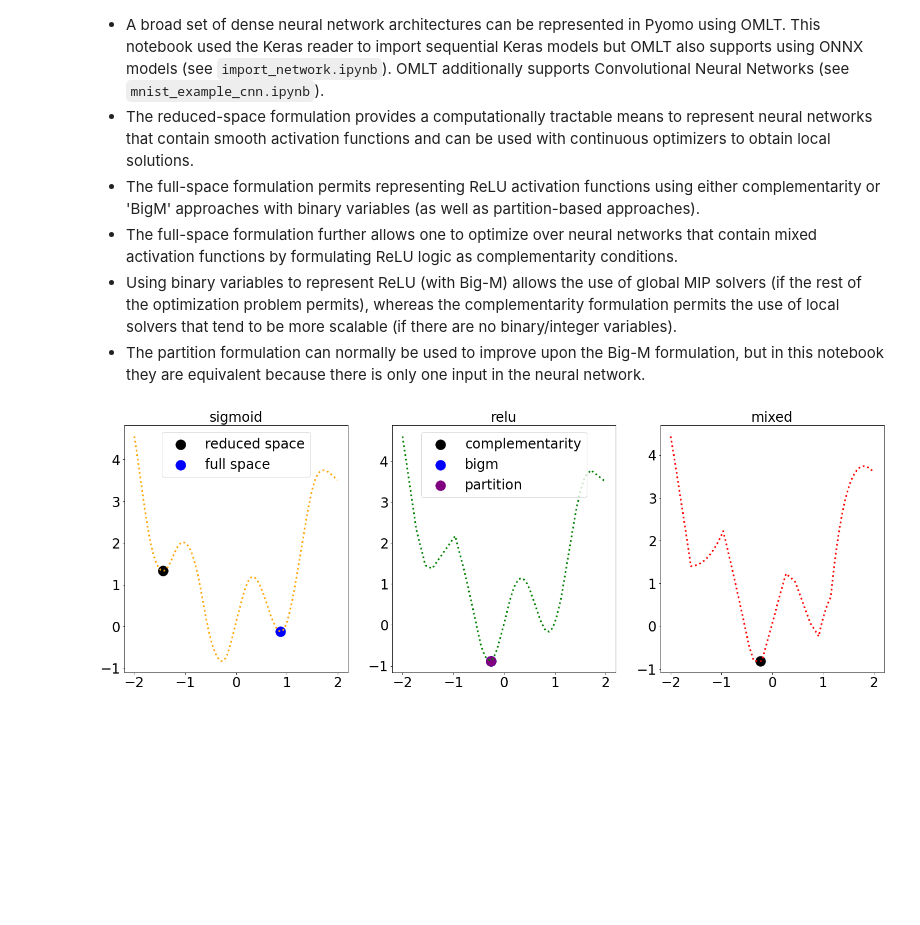
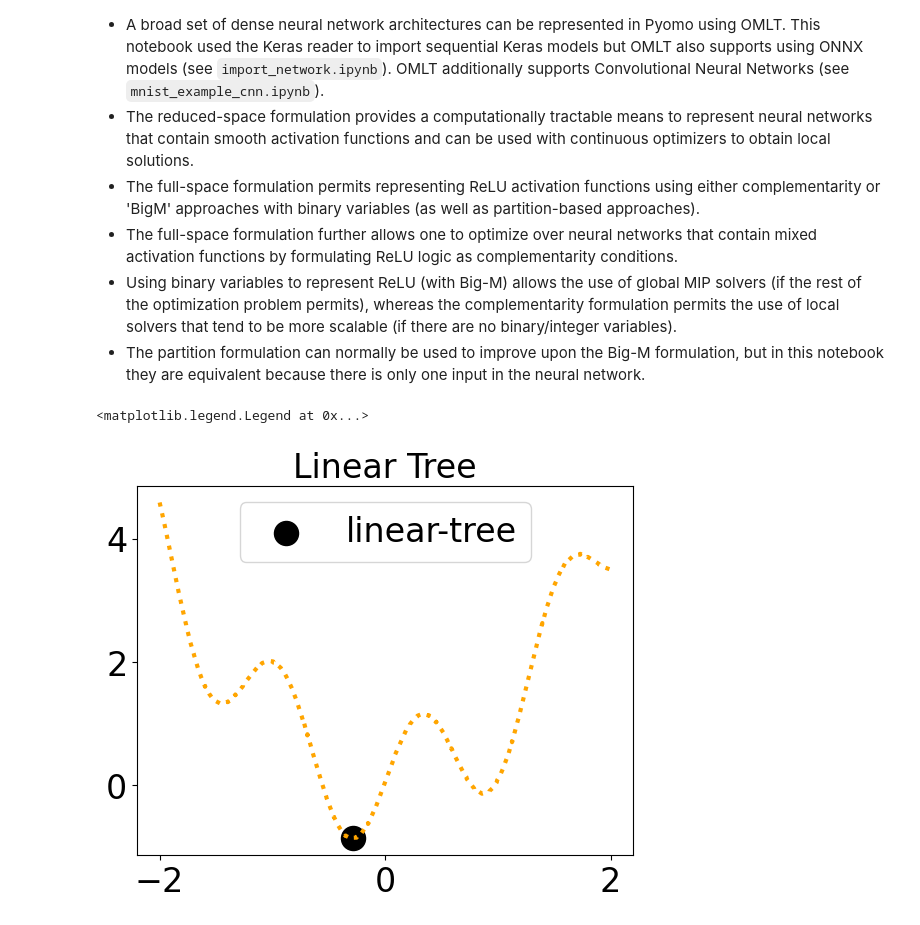
Before and after one commit to cog-imperial/OMLT, a Jupyter notebook: docs/notebooks/linear_trees/linear_tree_formulations.ipynb, the cells around one changed output. Drawn from its saved outputs; the diff is of its cells as text; code cells hidden in the pictures; blank space fills up the shorter version.

```diff
--- a/docs/notebooks/linear_trees/linear_tree_formulations.ipynb
+++ b/docs/notebooks/linear_trees/linear_tree_formulations.ipynb
@@ -263,32 +162,32 @@ The first neural network contains sigmoid activation functions which we formulat
 ### Reduced Space Model
 We begin with the reduced-space formulation and build the Pyomo model according to the above workflow. Note that the reduced-space model only contains 6 variables (`x` and `y` created on the Pyomo model, and the `OmltBlock` scaled and unscaled input and output which get created internally). The full-space formulation (shown next) will contain many more.
 # %%
-#create a network definition
-net_sigmoid = keras_reader.load_keras_sequential(nn1,scaler,input_bounds)
+#create a LinearTreeModel Object
+ltmodel = LinearTreeModel(regr,scaler,input_bounds)
 
 #create a pyomo model with variables x and y
-model1_reduced = pyo.ConcreteModel()
-model1_reduced.x = pyo.Var(initialize = 0)
-model1_reduced.y = pyo.Var(initialize = 0)
-model1_reduced.obj = pyo.Objective(expr=(model1_reduced.y))
+model1 = pyo.ConcreteModel()
+model1.x = pyo.Var(initialize = 0)
+model1.y = pyo.Var(initialize = 0)
+model1.obj = pyo.Objective(expr=(model1.y))
 
 #create an OmltBlock
-model1_reduced.nn = OmltBlock()
+model1.lt = OmltBlock()
 
 #use the reduced-space formulation
-formulation1_reduced = ReducedSpaceSmoothNNFormulation(net_sigmoid)
-model1_reduced.nn.build_formulation(formulation1_reduced)
+formulation1_lt = LinearTreeGDPFormulation(ltmodel, transformation='bigm')
+model1.lt.build_formulation(formulation1_lt)
 
 #connect pyomo variables to the neural network
-@model1_reduced.Constraint()
+@model1.Constraint()
 def connect_inputs(mdl):
-    return mdl.x == mdl.nn.inputs[0]
+    return mdl.x == mdl.lt.inputs[0]
 
-@model1_reduced.Constraint()
+@model1.Constraint()
 def connect_outputs(mdl):
-    return mdl.y == mdl.nn.outputs[0]
+    return mdl.y == mdl.lt.outputs[0]
 
 #solve the model and query the solution
-status_1_reduced = pyo.SolverFactory('ipopt').solve(model1_reduced, tee=True)
-solution_1_reduced = (pyo.value(model1_reduced.x),pyo.value(model1_reduced.y))
+status_1_lt = pyo.SolverFactory('gurobi').solve(model1, tee=True)
+solution_1_lt = (pyo.value(model1.x),pyo.value(model1.y))
 # %% [output]
@@ -611,28 +233,14 @@ We lastly plot the results of each optimization problem. Some of the main take-a
 - The full-space formulation further allows one to optimize over neural networks that contain mixed activation functions by formulating ReLU logic as complementarity conditions.
 - Using binary variables to represent ReLU (with Big-M) allows the use of global MIP solvers (if the rest of the optimization problem permits), whereas the complementarity formulation permits the use of local solvers that tend to be more scalable (if there are no binary/integer variables).
 - The partition formulation can normally be used to improve upon the Big-M formulation, but in this notebook they are equivalent because there is only one input in the neural network.
-# %%
-#create a plot with 3 subplots
-fig,axs = plt.subplots(1,3,figsize = (24,8))
-
-#nn1 - sigmoid
-axs[0].plot(x,y_predict_sigmoid,linewidth = 3.0,linestyle="dotted",color = "orange")
-axs[0].set_title("sigmoid")
-axs[0].scatter([solution_1_reduced[0]],[solution_1_reduced[1]],color = "black",s = 300, label="reduced space")
-axs[0].scatter([solution_1_full[0]],[solution_1_full[1]],color = "blue",s = 300, label="full space")
-axs[0].legend()
-
-#nn2 - relu
-axs[1].plot(x,y_predict_relu,linewidth = 3.0,linestyle="dotted",color = "green")
-axs[1].set_title("relu")
-axs[1].scatter([solution_2_comp[0]],[solution_2_comp[1]],color = "black",s = 300, label="complementarity")
-axs[1].scatter([solution_2_bigm[0]],[solution_2_bigm[1]],color = "blue",s = 300, label="bigm")
-axs[1].scatter([solution_2_partition[0]],[solution_2_partition[1]],color = "purple",s = 300, label="partition")
-axs[1].legend()
-
-#nn3 - mixed
-axs[2].plot(x,y_predict_mixed,linewidth = 3.0,linestyle="dotted", color = "red")
-axs[2].set_title("mixed")
-axs[2].scatter([solution_3_mixed[0]],[solution_3_mixed[1]],color = "black",s = 300);
-# %% [output]
-[figure, removed]
+# %%
+
+
+#nn1 - sigmoid
+plt.plot(x,y_predict_lt,linewidth = 3.0,linestyle="dotted",color = "orange")
+plt.title("Linear Tree")
+plt.scatter([solution_1_lt[0]],[solution_1_lt[1]],color = "black",s = 300, label="linear-tree")
+plt.legend()
+# %% [output]
+<matplotlib.legend.Legend at 0x...>
+[figure, added]
```
Also changed, not shown: parts of 32 cells of this notebook.
